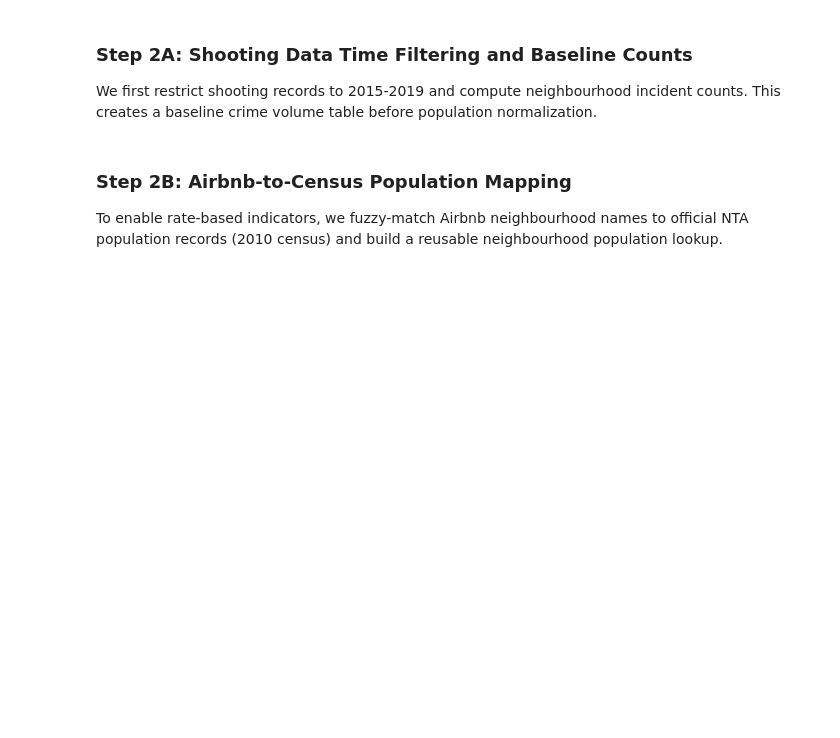
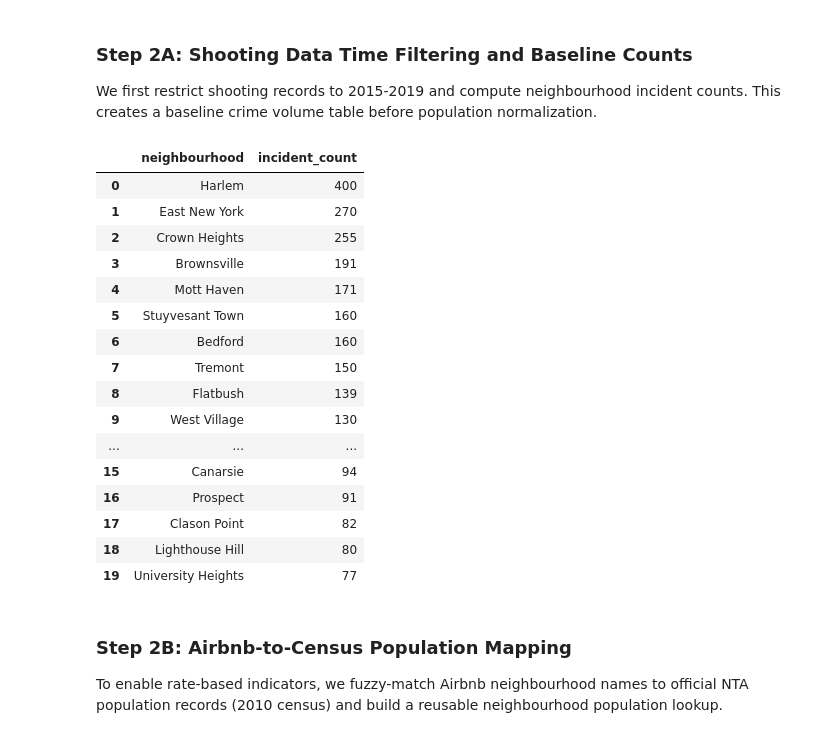
Before and after one commit to nigelyeap/airbnb_nyc, a Jupyter notebook: SC3021 cleaned.ipynb, the cells around one changed output. Saved outputs shown, nothing was run; the diff lists cells and outputs as text; code cells hidden in the pictures; blank space fills up the shorter version.

Commit message:
reordered cells and added mapping for arrest data to neighbourhoods, notebook is able to run smoothly for every cell

```diff
--- a/SC3021 cleaned.ipynb
+++ b/SC3021 cleaned.ipynb
@@ -699,20 +728,42 @@ We first restrict shooting records to 2015-2019 and compute neighbourhood incide
 # %%
 # Keep only shooting records from 2015 to 2019
 shooting_2015_2019 = nypd_shooting_df.copy()
 shooting_2015_2019['OCCUR_DATE'] = pd.to_datetime(
     shooting_2015_2019['OCCUR_DATE'],
     errors='coerce'
  )
 shooting_2015_2019 = shooting_2015_2019[
     shooting_2015_2019['OCCUR_DATE'].dt.year.between(2015, 2019)
  ]
 
+# Ensure neighbourhood exists before counting incidents
+if 'neighbourhood' not in shooting_2015_2019.columns:
+    shooting_2015_2019 = map_coordinates_to_neighbourhood(shooting_2015_2019)
+
 # Calculate value counts for each matched neighborhood
 incident_counts = shooting_2015_2019['neighbourhood'].value_counts().reset_index()
 incident_counts.columns = ['neighbourhood', 'incident_count']
 
 # Display the top 20 neighborhoods by incident count
 display(incident_counts.head(20))
+# %% [output]
+|  | neighbourhood | incident_count |
+| 0 | Harlem | 400 |
+| 1 | East New York | 270 |
+| 2 | Crown Heights | 255 |
+| 3 | Brownsville | 191 |
+| 4 | Mott Haven | 171 |
+| 5 | Stuyvesant Town | 160 |
+| 6 | Bedford | 160 |
+| 7 | Tremont | 150 |
+| 8 | Flatbush | 139 |
+| 9 | West Village | 130 |
+| ... | ... | ... |
+| 15 | Canarsie | 94 |
+| 16 | Prospect | 91 |
+| 17 | Clason Point | 82 |
+| 18 | Lighthouse Hill | 80 |
+| 19 | University Heights | 77 |
 # %% [markdown]
 ### Step 2B: Airbnb-to-Census Population Mapping
 
```
Also changed, not shown: parts of 34 cells of this notebook.
